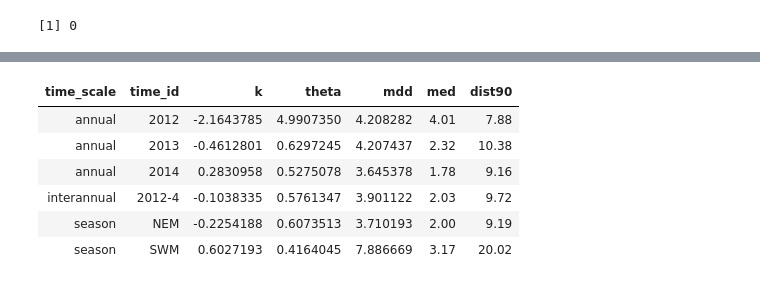
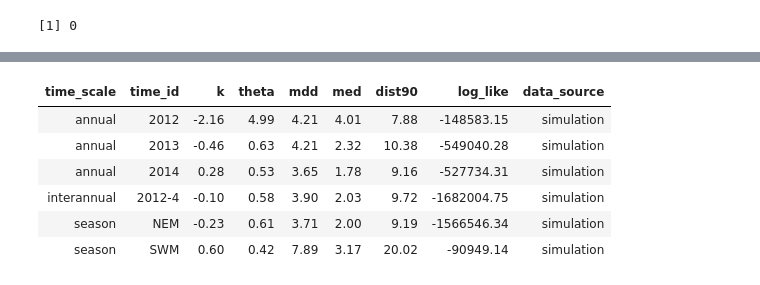
Before and after one commit to pinskylab/CamotesROMS, a Jupyter notebook: notebooks/fit_data.ipynb, the cells around one changed output, grey strips where cells are left out. Saved outputs shown, nothing was run; the diff lists cells and outputs as text; code cells hidden in the pictures.

```diff
--- a/notebooks/fit_data.ipynb
+++ b/notebooks/fit_data.ipynb
@@ -216,9 +185,9 @@ SimSWMFit <- suppressWarnings(mle2(LL_kt_bbmle, start=list(k=-3, theta=1), lower
 # %%
 
 #make a summary table for all time frames of simulation data
-SimKernels <- as.data.frame(matrix(NA, nrow = 6, ncol = 7))
+SimKernels <- as.data.frame(matrix(NA, nrow = 6, ncol = 8))
 setDT(SimKernels)
-setnames(SimKernels, c("time_scale", "time_id", "k", "theta", "mdd", "med", "dist90"))
+setnames(SimKernels, c("time_scale", "time_id", "k", "theta", "mdd", "med", "dist90", "log_like"))
 #SimKernels <- data.table(time_scale=character(), time_id=character(), k=numeric(), theta=numeric(), mdd=numeric(), med=numeric(), dist90=numeric())
 
 
@@ -237,6 +206,7 @@ SimKernels$theta[1] <- BestTheta2012
 SimKernels$mdd[1] <- MDD2012
 SimKernels$med[1] <- Med2012
 SimKernels$dist90[1] <- Dist90_2012
+SimKernels$log_like[1] <- logLik(Sim2012Fit)[1]
 
 BestK2013 <- as.numeric(coef(Sim2013Fit)[1])
 BestTheta2013 <- as.numeric(coef(Sim2013Fit)[2])
@@ -253,6 +223,8 @@ SimKernels$theta[2] <- BestTheta2013
 SimKernels$mdd[2] <- MDD2013
 SimKernels$med[2] <- Med2013
 SimKernels$dist90[2] <- Dist90_2013
+SimKernels$log_like[2] <- logLik(Sim2013Fit)[1]
+
 
 BestK2014 <- as.numeric(coef(Sim2014Fit)[1])
 BestTheta2014 <- as.numeric(coef(Sim2014Fit)[2])
@@ -269,6 +241,7 @@ SimKernels$theta[3] <- BestTheta2014
 SimKernels$mdd[3] <- MDD2014
 SimKernels$med[3] <- Med2014
 SimKernels$dist90[3] <- Dist90_2014
+SimKernels$log_like[3] <- logLik(Sim2014Fit)[1]
 
 BestK2012_4 <- as.numeric(coef(Sim2012_4Fit)[1])
 BestTheta2012_4 <- as.numeric(coef(Sim2012_4Fit)[2])
@@ -285,6 +258,7 @@ SimKernels$theta[4] <- BestTheta2012_4
 SimKernels$mdd[4] <- MDD2012_4
 SimKernels$med[4] <- Med2012_4
 SimKernels$dist90[4] <- Dist90_2012_4
+SimKernels$log_like[4] <- logLik(Sim2012_4Fit)[1]
 
 BestKNEM <- as.numeric(coef(SimNEMFit)[1])
 BestThetaNEM <- as.numeric(coef(SimNEMFit)[2])
@@ -296,37 +270,41 @@ Dist90_NEM <- round(nleqslv(x = 7, fn = cdf_solve90)$x, 2)
 
 SimKernels$time_scale[5] <- "season"
 SimKernels$time_id[5] <- "NEM"
 SimKernels$k[5] <-  BestKNEM
 SimKernels$theta[5] <- BestThetaNEM
 SimKernels$mdd[5] <- MDDNEM
 SimKernels$med[5] <- MedNEM
 SimKernels$dist90[5] <- Dist90_NEM
+SimKernels$log_like[5] <- logLik(SimNEMFit)[1]
 
 BestKSWM <- as.numeric(coef(SimSWMFit)[1])
 BestThetaSWM <- as.numeric(coef(SimSWMFit)[2])
 MDDSWM <- as.numeric(cubintegrate(integrate_kernel_sum1, lower = 0, upper = Inf, k=BestKSWM, theta=BestThetaSWM, , method = "pcubature")$integral)
 k_eval <- BestKSWM
 theta_eval <- BestThetaSWM
 MedSWM  <- round(nleqslv(x = 7, fn = cdf_solve)$x, 2)
 Dist90_SWM <- round(nleqslv(x = 7, fn = cdf_solve90)$x, 2)
 
 SimKernels$time_scale[6] <- "season"
 SimKernels$time_id[6] <- "SWM"
 SimKernels$k[6] <-  BestKSWM
 SimKernels$theta[6] <- BestThetaSWM
 SimKernels$mdd[6] <- MDDSWM
 SimKernels$med[6] <- MedSWM
 SimKernels$dist90[6] <- Dist90_SWM
+SimKernels$log_like[6] <- logLik(SimSWMFit)[1]
+
+SimKernels[, `:=`(k=round(k, 2), theta=round(theta, 2), mdd=round(mdd, 2), med=round(med, 2), dist90=round(dist90, 2), data_source="simulation"), by="time_id"]
 
 #fwrite(SimKernels, file="~/oceanography/script_output/KernelFits/SimulationKernelFits.csv")
 
 
 SimKernels
 # %% [output]
-| time_scale | time_id | k | theta | mdd | med | dist90 |
-| annual | 2012 | -2.1643785 | 4.9907350 | 4.208282 | 4.01 | 7.88 |
-| annual | 2013 | -0.4612801 | 0.6297245 | 4.207437 | 2.32 | 10.38 |
-| annual | 2014 | 0.2830958 | 0.5275078 | 3.645378 | 1.78 | 9.16 |
-| interannual | 2012-4 | -0.1038335 | 0.5761347 | 3.901122 | 2.03 | 9.72 |
-| season | NEM | -0.2254188 | 0.6073513 | 3.710193 | 2.00 | 9.19 |
-| season | SWM | 0.6027193 | 0.4164045 | 7.886669 | 3.17 | 20.02 |
+| time_scale | time_id | k | theta | mdd | med | dist90 | log_like | data_source |
+| annual | 2012 | -2.16 | 4.99 | 4.21 | 4.01 | 7.88 | -148583.15 | simulation |
+| annual | 2013 | -0.46 | 0.63 | 4.21 | 2.32 | 10.38 | -549040.28 | simulation |
+| annual | 2014 | 0.28 | 0.53 | 3.65 | 1.78 | 9.16 | -527734.31 | simulation |
+| interannual | 2012-4 | -0.10 | 0.58 | 3.90 | 2.03 | 9.72 | -1682004.75 | simulation |
+| season | NEM | -0.23 | 0.61 | 3.71 | 2.00 | 9.19 | -1566546.34 | simulation |
+| season | SWM | 0.60 | 0.42 | 7.89 | 3.17 | 20.02 | -90949.14 | simulation |
```
Also changed, not shown: parts of 23 cells of this notebook, 4 other files.
